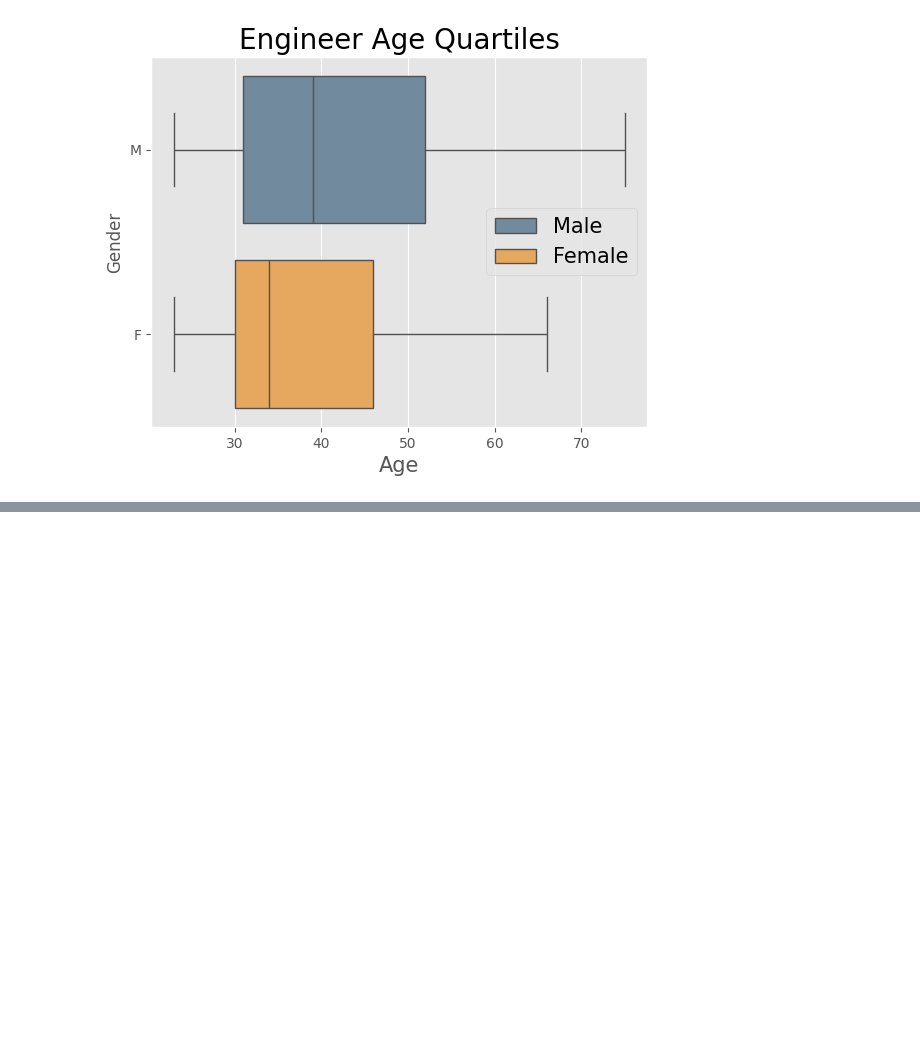
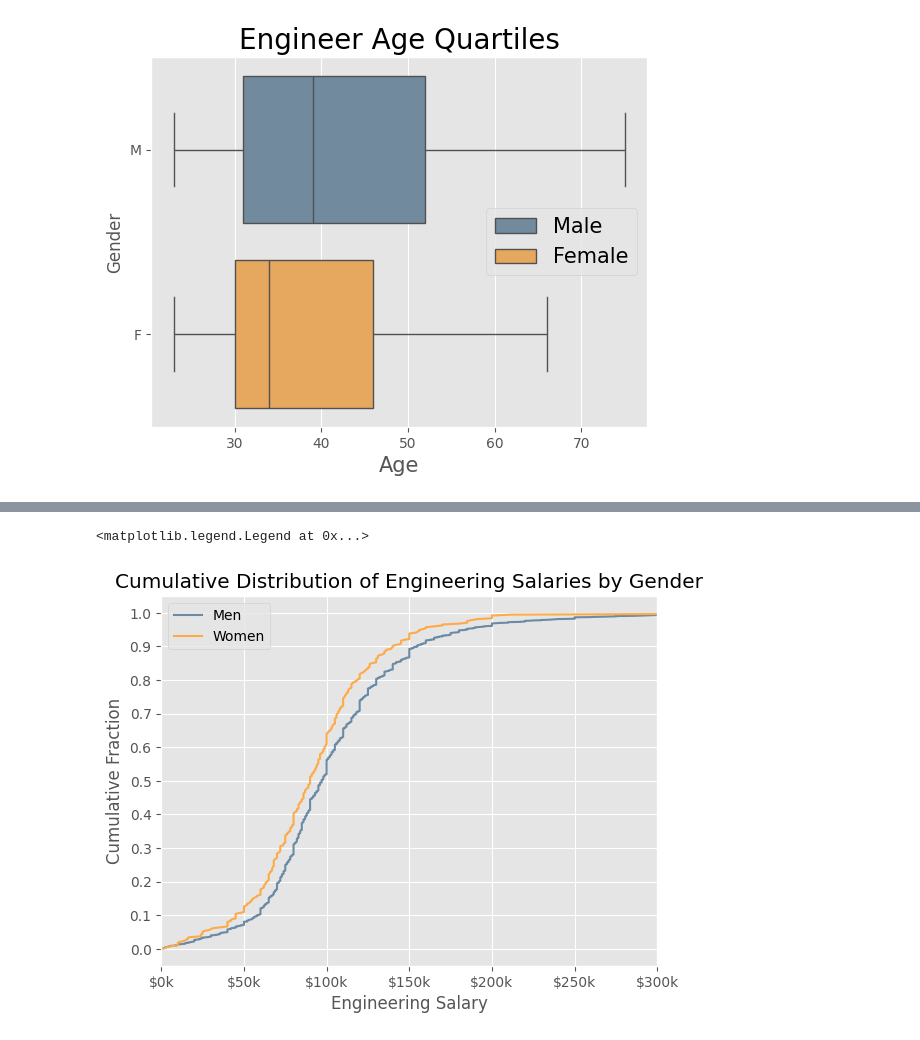
Before and after one commit to Brad-Portouw/data-analysis-practice, a Jupyter notebook: exercises/ch_7/ch_7_multivariateData.ipynb, the cells around one changed output, grey strips where cells are left out. Cells and saved outputs as stored; diff of their text form; code cells hidden in the pictures; blank space fills up the shorter version.

```diff
--- a/exercises/ch_7/ch_7_multivariateData.ipynb
+++ b/exercises/ch_7/ch_7_multivariateData.ipynb
@@ -245,0 +300,17 @@ plt.show()
+# %%
+# Looking at this plot, it appears that about 99% of engineers make less than 250k, so it may be beneficial to zoom in to notice differences more easily.
+sal_ticks2 = list(range(0,350,50))
+plt.plot(x_men,y_men, c='xkcd:grey blue')
+plt.plot(x_fem,y_fem, c='xkcd:light orange')
+# After a preliminary look at  the graph, the plot is affected by a couple of outliers with a few people making around 1 million dollars. In this case they will be removed from this plot
+plt.title('Cumulative Distribution of Engineering Salaries by Gender' )
+plt.xlabel('Engineering Salary')
+plt.ylabel('Cumulative Fraction')
+plt.xlim(0,300000)
+plt.xticks(list(range(0,350000,50000)), [f"${x}k" for x in sal_ticks2])
+plt.yticks(np.arange(0,1.1,0.1))
+plt.legend(['Men', 'Women'])
+plt.show()
+# %% [output]
+<matplotlib.legend.Legend at 0x...>
+[figure, added]
```
Also changed, not shown: parts of 20 cells of this notebook, 1 other file.
